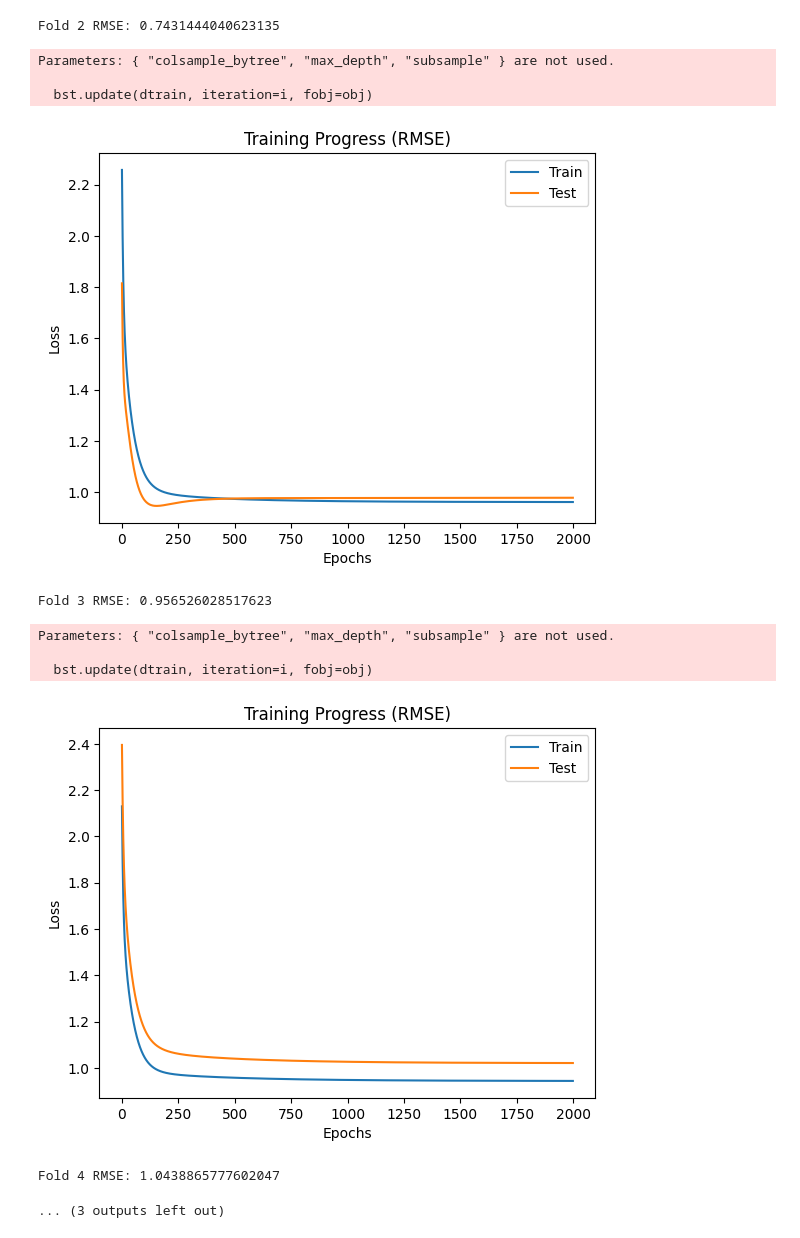
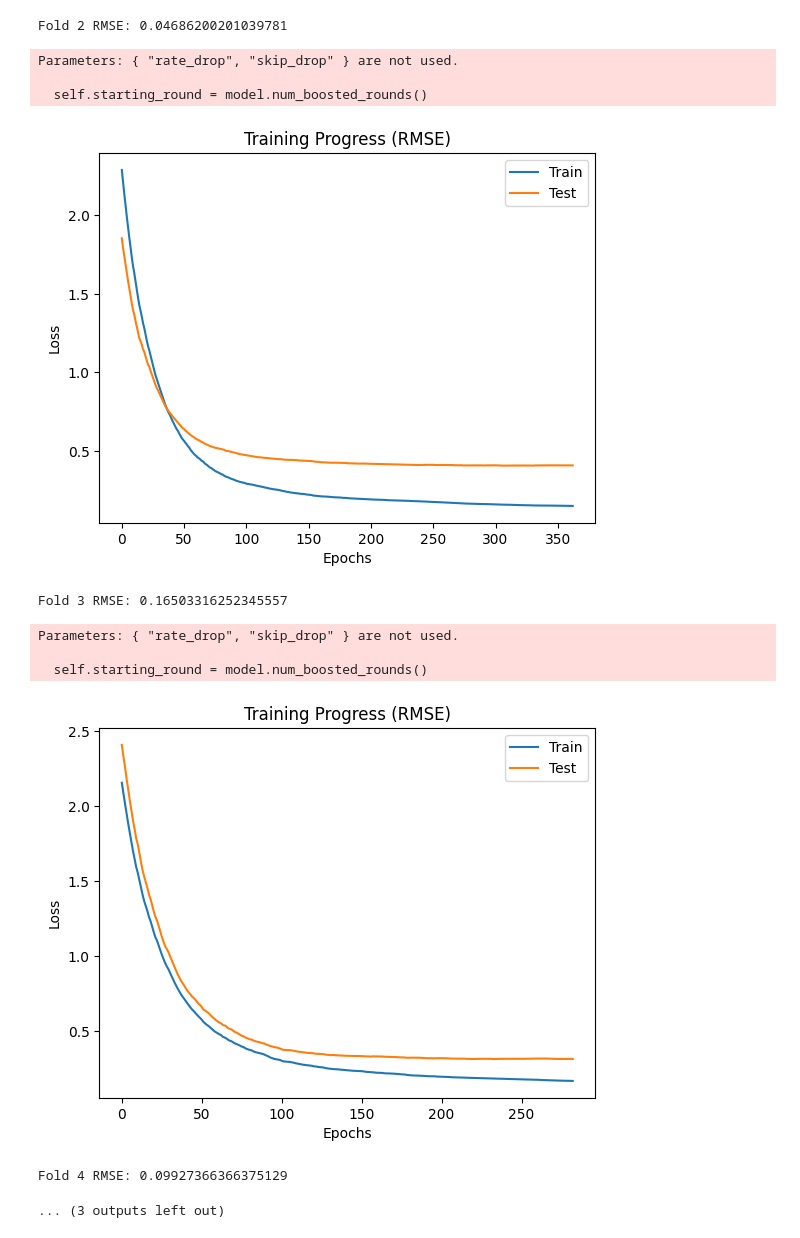
Before and after one commit to Rishivarshil/2026-Quantum-Rings, a Jupyter notebook: runtime_xgboost_kfold.ipynb, the cells around one changed output. Saved outputs shown, nothing was run; the diff lists cells and outputs as text; code cells hidden in the pictures.

```diff
--- a/runtime_xgboost_kfold.ipynb
+++ b/runtime_xgboost_kfold.ipynb
@@ -57,15 +89,41 @@ for fold, (train_idx, val_idx) in enumerate(kf.split(X)):
     eval_set = [(X_train, y_train), (X_val, y_val)]
 
     model = xgb.XGBRegressor(
-        n_estimators=2000,
-        booster="gblinear",
-        max_depth=6,
-        learning_rate=0.03,
-        subsample=0.8,
-        colsample_bytree=0.8,
-        random_state=42,
-        eval_metric=["rmse"],
-        objective="reg:linear"
+
+
+        n_estimators=3000,          # High limit, but use early stopping
+        max_depth=4,                # Reduced from 7
+        min_child_weight=2,        # Increased from 1.5
+        gamma=0.015148663160556427,                  # Increased from 0.2
+        rate_drop=0.3665414874182634,              # Increased from 0.1
+        skip_drop=0.3410554872883431,
+        learning_rate=0.03821282278824164,
+        subsample=0.7784344006861772,
+        colsample_bytree=0.8998057403862029,       # Reduced from 0.91
+        reg_alpha=0.016935465021023638,              # Increased from 0.32
+        reg_lambda=0.07053319610596764,             # Increased from 0.08
+        early_stopping_rounds=50,   # Added to prevent over-training
+        eval_metric="rmse",
+        objective="reg:squarederror", # Updated from deprecated reg:linear
+        random_state=42
+
+
+
+        #n_estimators=1992,
+        #max_depth=7,
+        #boost= 'dart',
+        #min_child_weight=1.5,
+        #gamma=0.2,
+        #rate_drop=0.1,
+        #skip_drop=0.5,
+        #learning_rate=0.022920102631846767,
+        #subsample=0.6045202444830257,
+        #colsample_bytree=0.91678701035139,
+        #reg_alpha=0.3272952913628665,
+        #reg_lambda=0.08215114108588457,
+        #random_state=42,
+        #eval_metric=["rmse"],
+        #objective="reg:linear"
     )
 
     model.fit(
@@ -107,12 +165,12 @@ Parameters: { "colsample_bytree", "max_depth", "subsample" } are not used.
-Fold 2 RMSE: 0.7431444040623135
+Fold 2 RMSE: 0.04686200201039781
-Parameters: { "colsample_bytree", "max_depth", "subsample" } are not used.
+Parameters: { "rate_drop", "skip_drop" } are not used.
 
-  bst.update(dtrain, iteration=i, fobj=obj)
+  self.starting_round = model.num_boosted_rounds()
-[figure, old version]
+[figure, new version]
-Fold 3 RMSE: 0.956526028517623
+Fold 3 RMSE: 0.16503316252345557
-Parameters: { "colsample_bytree", "max_depth", "subsample" } are not used.
+Parameters: { "rate_drop", "skip_drop" } are not used.
 
-  bst.update(dtrain, iteration=i, fobj=obj)
+  self.starting_round = model.num_boosted_rounds()
-[figure, old version]
+[figure, new version]
-Fold 4 RMSE: 1.0438865777602047
+Fold 4 RMSE: 0.09927366366375129
 ... (3 outputs left out)
```
Also changed, not shown: parts of 3 cells of this notebook, 1 other file.
